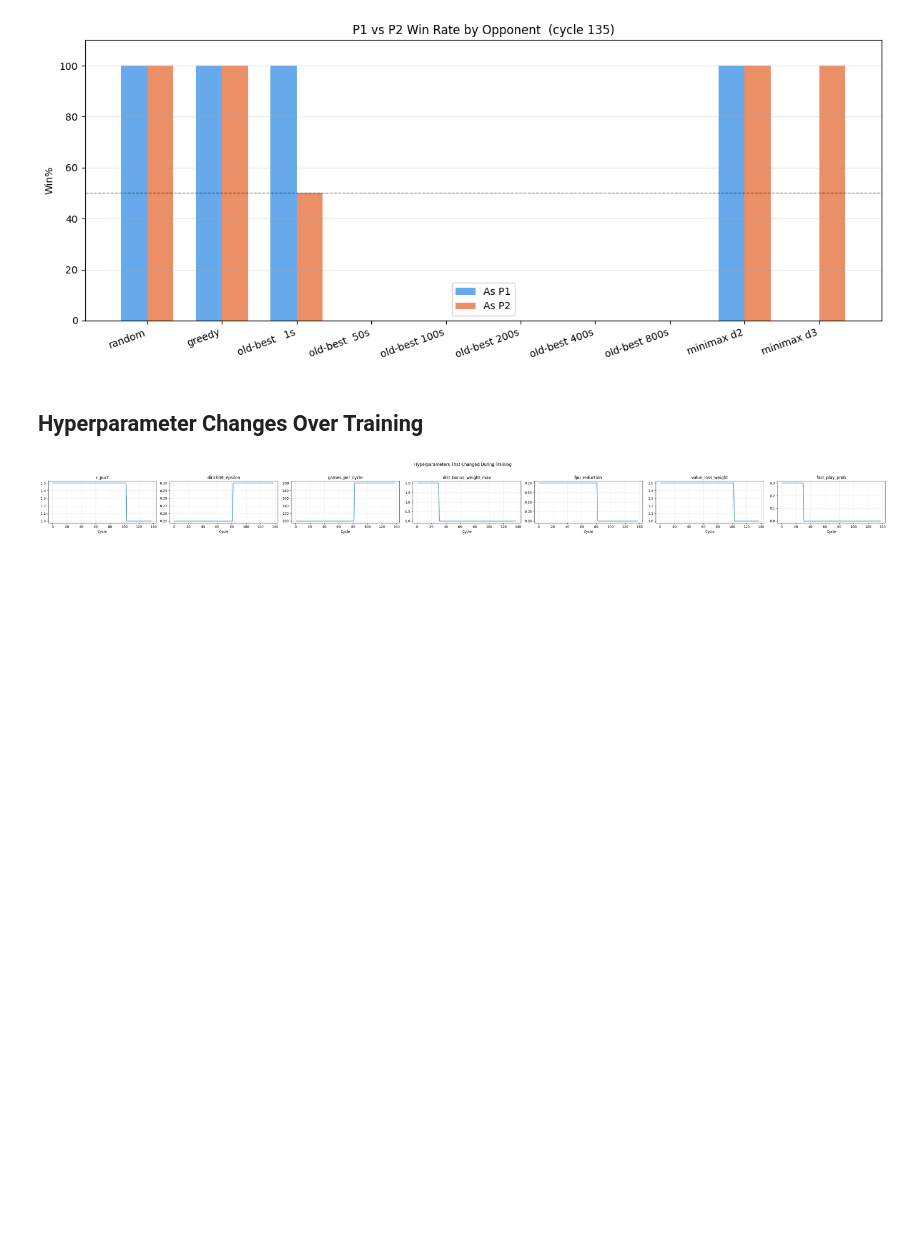
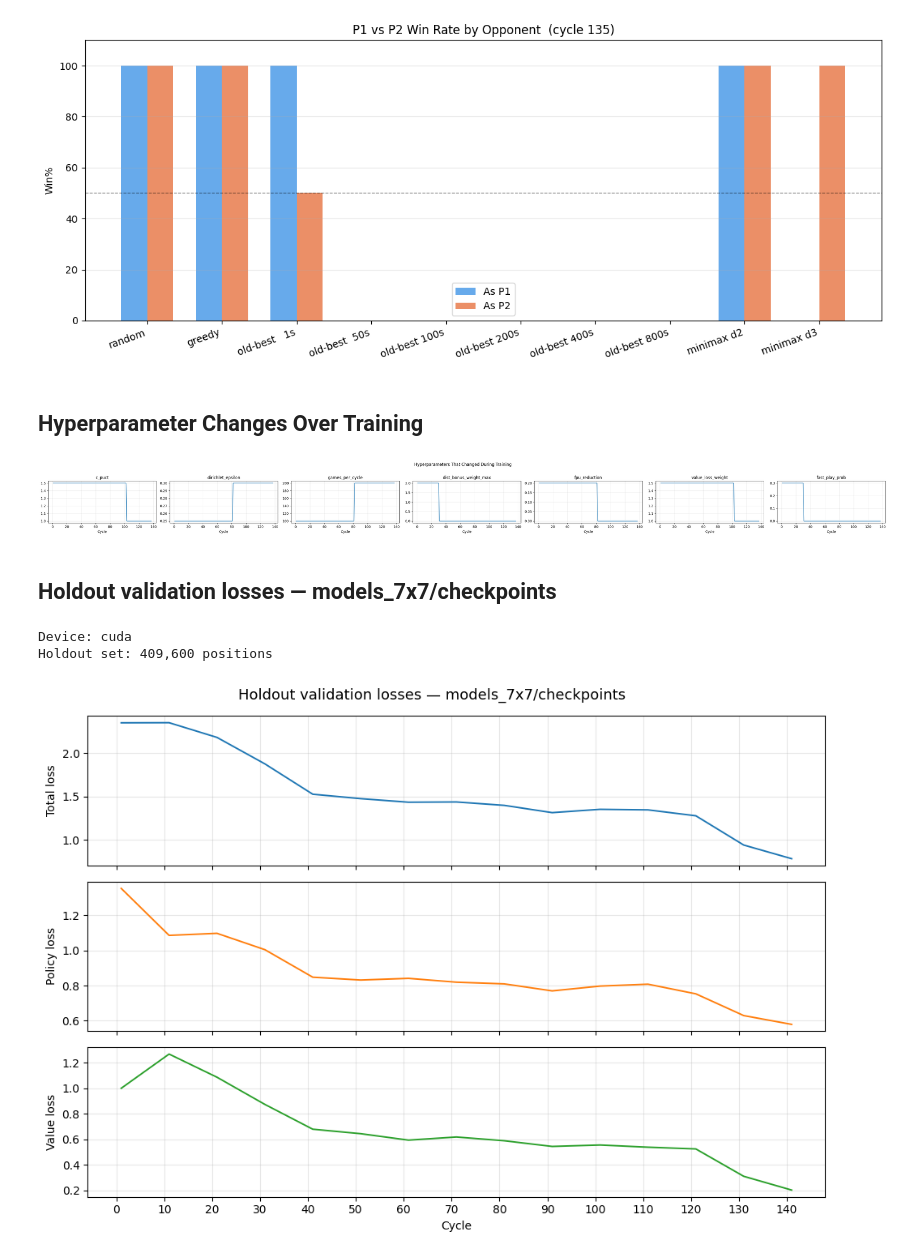
Before and after one commit to bartolomeo3000/SigmaQuoridor, a Jupyter notebook: data_analysis.ipynb, the cells around one changed output. Saved outputs shown, nothing was run; the diff lists cells and outputs as text; code cells hidden in the pictures; blank space fills up the shorter version.

Commit message:
project report related additions

```diff
--- a/data_analysis.ipynb
+++ b/data_analysis.ipynb
@@ -302,3 +302,78 @@ else:
         plt.show()
 # %% [output]
 [figure]
+# %% [markdown]
+## Holdout validation losses — models_7x7/checkpoints
+# %%
+import sys, importlib
+sys.path.insert(0, ".")
+import numpy as np
+import torch
+from pathlib import Path
+from tqdm.auto import tqdm
+import matplotlib.pyplot as plt
+import matplotlib.ticker as ticker
+
+# Re-import project modules (safe if kernel already has them)
+import train as _train_mod
+importlib.reload(_train_mod)
+from train import load_holdout, compute_holdout_loss
+from dual_network import load_model
+
+# ── Config ────────────────────────────────────────────────────────────────────
+CKPT_DIR      = Path("models_7x7/checkpoints")
+DATA_DIR      = "data_7x7"
+HOLDOUT_CYCLES = 20
+HOLDOUT_SIZE   = 4096 * 100
+BATCH_SIZE     = 4096
+DEVICE        = torch.device("cuda" if torch.cuda.is_available() else "cpu")
+print(f"Device: {DEVICE}")
+
+# ── Build fixed holdout set ───────────────────────────────────────────────────
+holdout = load_holdout(DATA_DIR, HOLDOUT_CYCLES, HOLDOUT_SIZE, seed=42)
+if holdout is None:
+    raise RuntimeError(f"No data found in {DATA_DIR}")
+states, policies, values = holdout
+print(f"Holdout set: {len(states):,} positions")
+
+# ── Evaluate every checkpoint ─────────────────────────────────────────────────
+checkpoints = sorted(CKPT_DIR.glob("cycle_*.pt"))
+results = []  # list of (cycle_idx, total, policy, value)
+
+for ckpt in tqdm(checkpoints, desc="evaluating checkpoints"):
+    cycle_idx = int(ckpt.stem.split("_")[1])
+    model = load_model(str(ckpt), device=DEVICE)
+    losses = compute_holdout_loss(model, states, policies, values, DEVICE, BATCH_SIZE)
+    results.append((cycle_idx, losses["total"], losses["policy"], losses["value"]))
+    del model
+    torch.cuda.empty_cache() if DEVICE.type == "cuda" else None
+
+results.sort()
+cycles   = [r[0] for r in results]
+l_total  = [r[1] for r in results]
+l_policy = [r[2] for r in results]
+l_value  = [r[3] for r in results]
+# %% [output]
+Device: cuda
+Holdout set: 409,600 positions
+# %%
+# ── Plot ──────────────────────────────────────────────────────────────────────
+fig, axes = plt.subplots(3, 1, figsize=(10, 7), sharex=True)
+fig.suptitle("Holdout validation losses — models_7x7/checkpoints", fontsize=13)
+
+specs = [
+    (axes[0], l_total,  "Total loss",  "tab:blue"),
+    (axes[1], l_policy, "Policy loss", "tab:orange"),
+    (axes[2], l_value,  "Value loss",  "tab:green"),
+]
+for ax, data, title, color in specs:
+    ax.plot(cycles, data, color=color, linewidth=1.4)
+    ax.set_ylabel(title, fontsize=10)
+    ax.grid(True, alpha=0.3)
+    ax.xaxis.set_major_locator(ticker.MultipleLocator(10))
+
+axes[2].set_xlabel("Cycle", fontsize=10)
+plt.tight_layout()
+plt.show()
+# %% [output]
+[figure, added]
```
Also changed, not shown: parts of 2 cells of this notebook, 14 other files.
